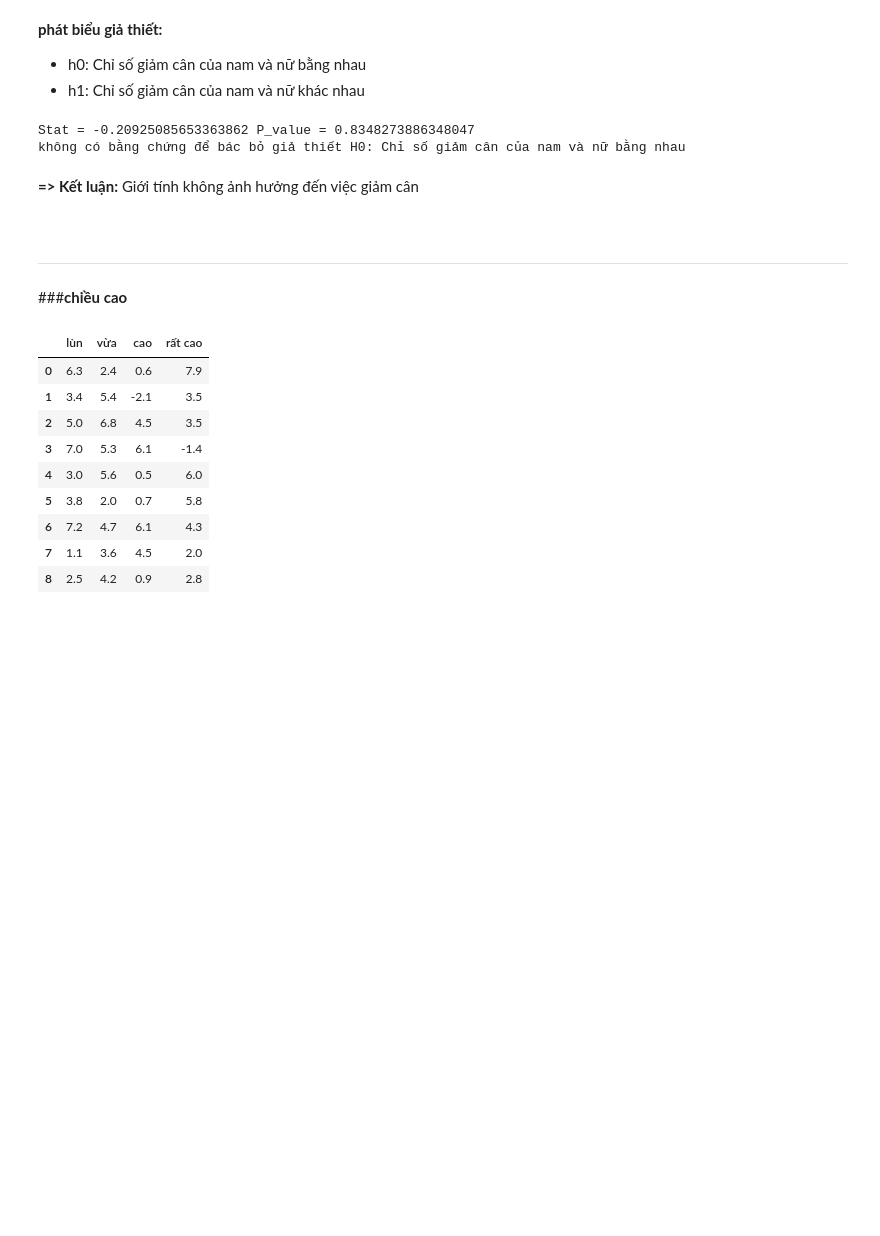
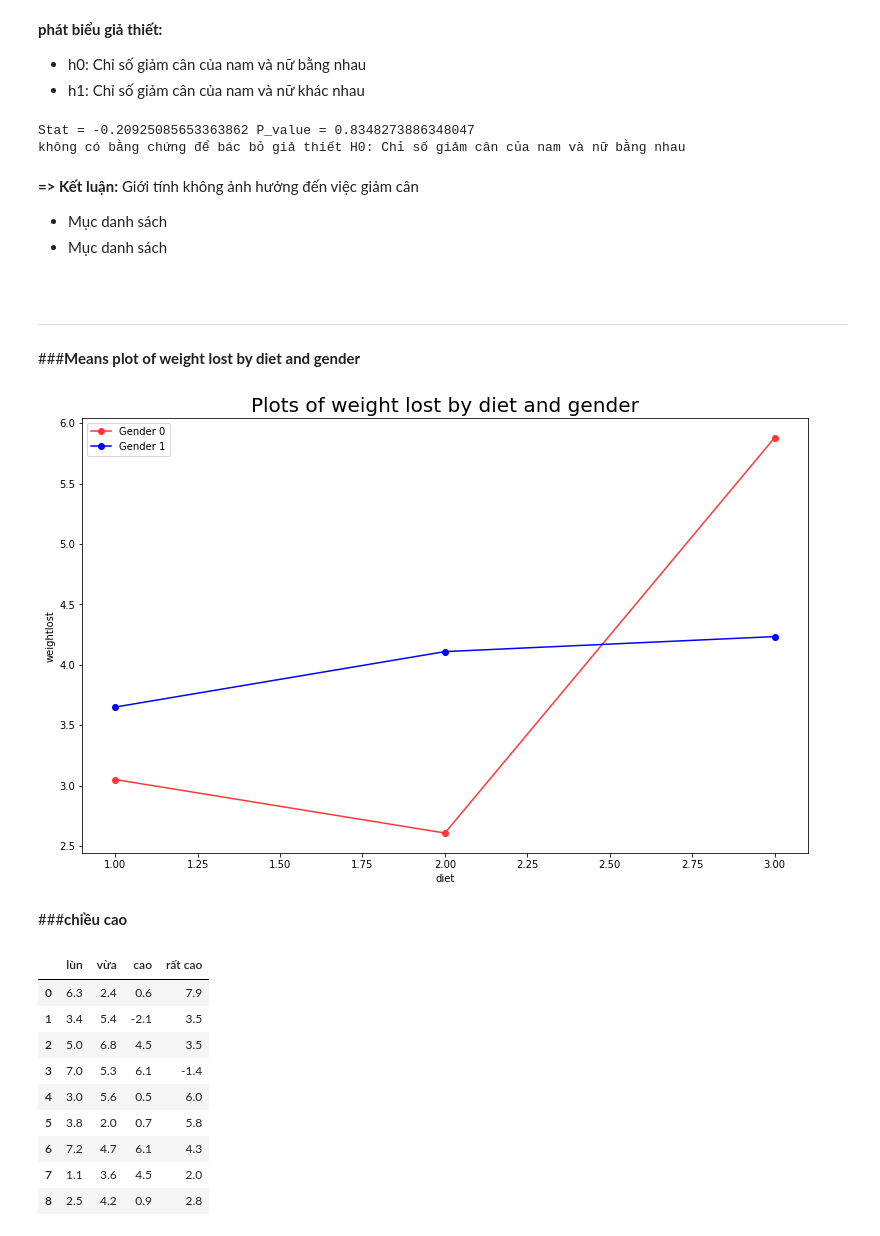
Before and after one commit to phantheminhchau1/phantichdulieupython, a Jupyter notebook: thongkesuydien.ipynb, the cells around one changed output. Cells and saved outputs as stored; diff of their text form; code cells hidden in the pictures; blank space fills up the shorter version.

```diff
--- a/thongkesuydien.ipynb
+++ b/thongkesuydien.ipynb
@@ -298,9 +298,33 @@ Stat = -0.20925085653363862 P_value = 0.8348273886348047
 không có bằng chứng để bác bỏ giả thiết H0: Chỉ số giảm cân của nam và nữ bằng nhau
 # %% [markdown]
 **=> Kết luận:** Giới tính không ảnh hưởng đến việc giảm cân
+
+*   Mục danh sách
+*   Mục danh sách
 # %% [markdown]
 <br>
 <hr>
+# %% [markdown]
+###**Means plot of weight lost by diet and gender**
+# %%
+mean_we_01 = df[(df["gender"] == '0') & (df["Diet"] == 1)]["weightlost"].mean()
+mean_we_02 = df[(df["gender"] == '0') & (df["Diet"] == 2)]["weightlost"].mean()
+mean_we_03 = df[(df["gender"] == '0') & (df["Diet"] == 3)]["weightlost"].mean()
+
+mean_we_11 = df[(df["gender"] == '1') & (df["Diet"] == 1)]["weightlost"].mean()
+mean_we_12 = df[(df["gender"] == '1') & (df["Diet"] == 2)]["weightlost"].mean()
+mean_we_13 = df[(df["gender"] == '1') & (df["Diet"] == 3)]["weightlost"].mean()
+# %%
+plt.figure(figsize=(13, 8))
+plt.plot([1, 2, 3],[mean_we_01, mean_we_02, mean_we_03],'b-o',label='Gender 0', color="#ff3737");
+plt.plot([1, 2, 3],[mean_we_11, mean_we_12, mean_we_13],'b-o',label='Gender 1');
+plt.title('Plots of weight lost by diet and gender', fontsize= 20)
+plt.xlabel('diet')
+plt.ylabel('weightlost')
+plt.legend()
+plt.show()
+# %% [output]
+[figure, added]
 # %% [markdown]
 ###**chiều cao**
 # %%
```
